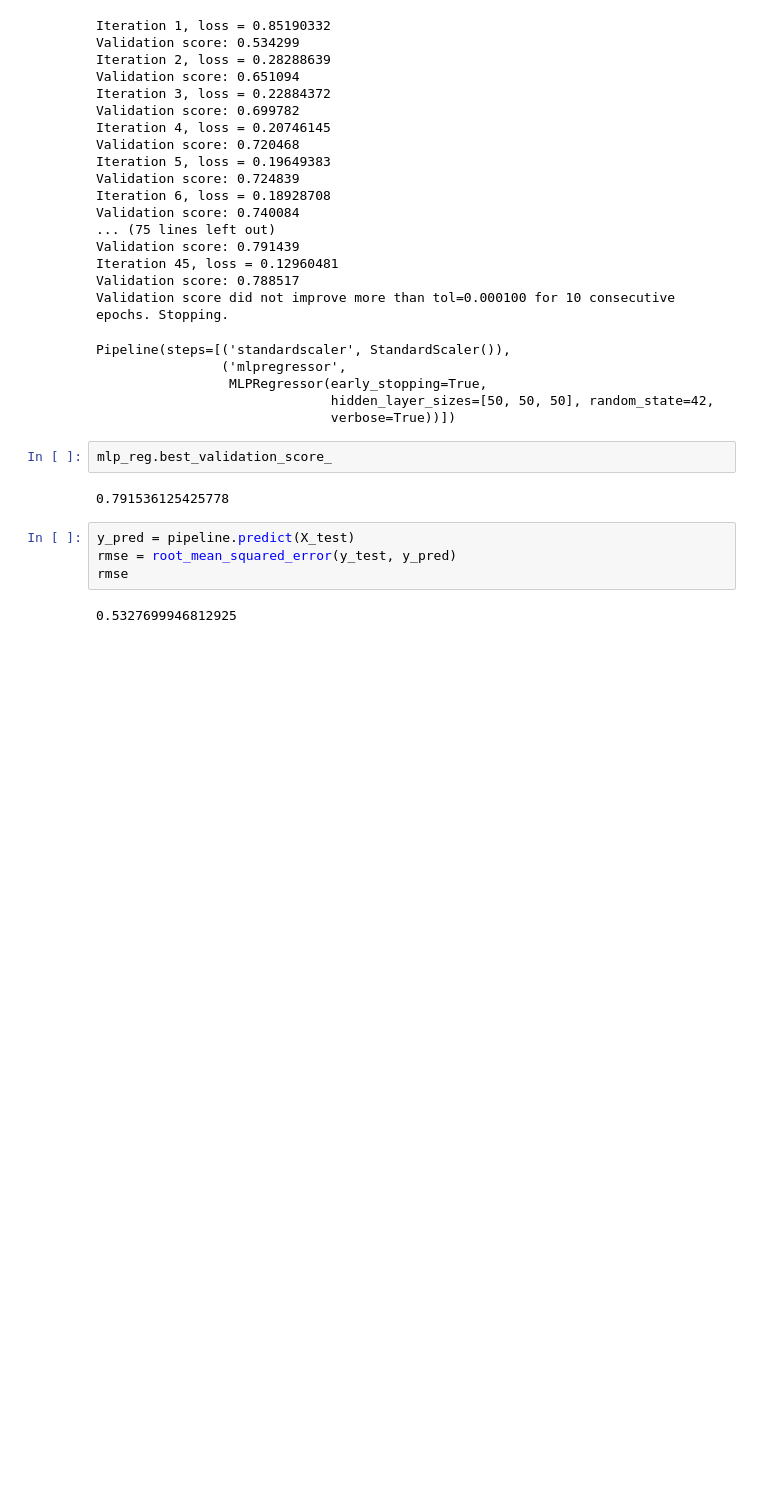
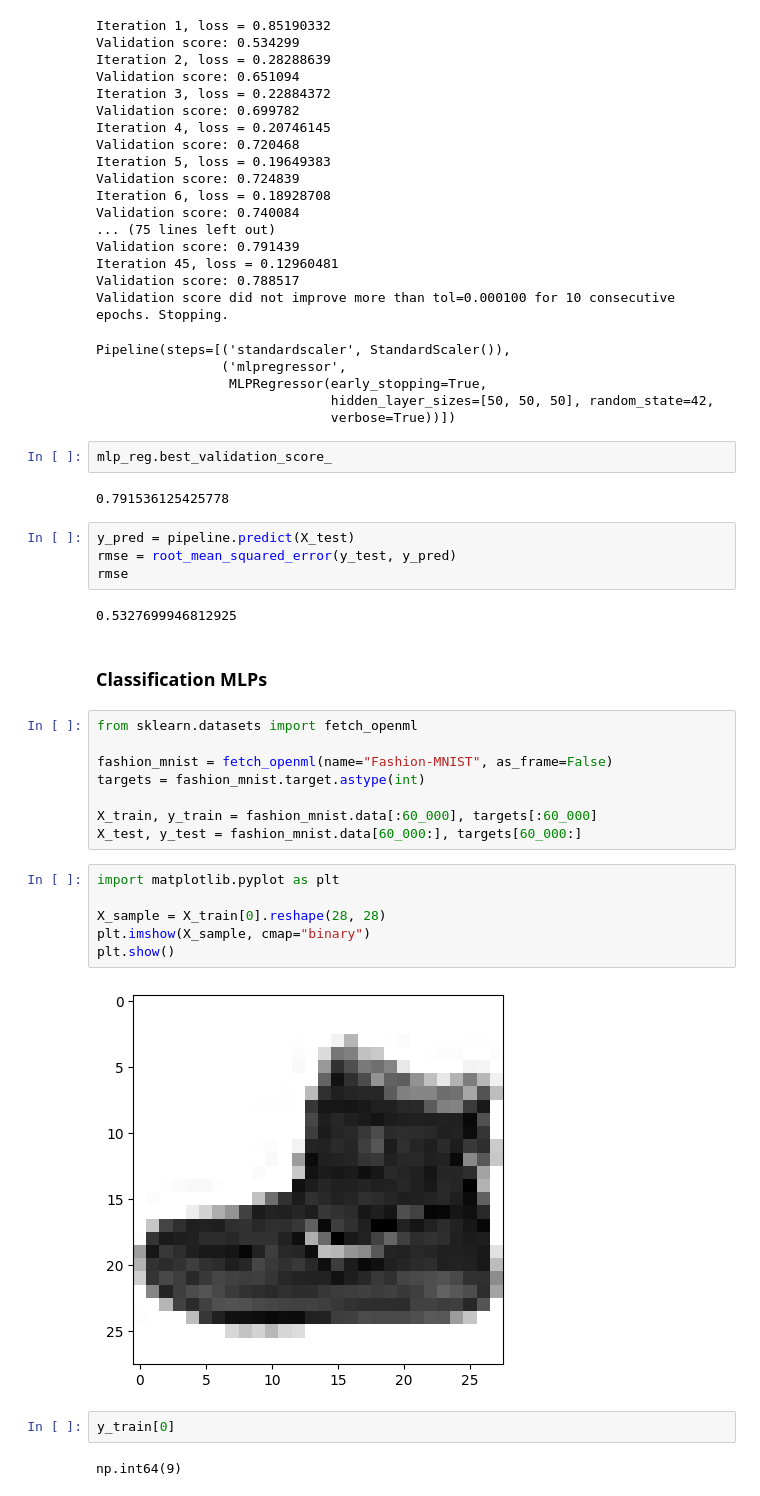
Before and after one commit to adarsha-7/machine-learning, a Jupyter notebook: chapter_9/chapter_code/main.ipynb, the cells around one changed output. Cells and saved outputs as stored; diff of their text form; blank space fills up the shorter version.

Commit message:
classification mlps

```diff
--- a/chapter_9/chapter_code/main.ipynb
+++ b/chapter_9/chapter_code/main.ipynb
@@ -73,3 +73,25 @@ rmse = root_mean_squared_error(y_test, y_pred)
 rmse
 # %% [output]
 0.5327699946812925
+# %% [markdown]
+### Classification MLPs
+# %%
+from sklearn.datasets import fetch_openml
+
+fashion_mnist = fetch_openml(name="Fashion-MNIST", as_frame=False)
+targets = fashion_mnist.target.astype(int)
+
+X_train, y_train = fashion_mnist.data[:60_000], targets[:60_000]
+X_test, y_test = fashion_mnist.data[60_000:], targets[60_000:]
+# %%
+import matplotlib.pyplot as plt
+
+X_sample = X_train[0].reshape(28, 28)
+plt.imshow(X_sample, cmap="binary")
+plt.show()
+# %% [output]
+[figure, added]
+# %%
+y_train[0]
+# %% [output]
+np.int64(9)
```
Also changed, not shown: parts of 1 cell of this notebook.
